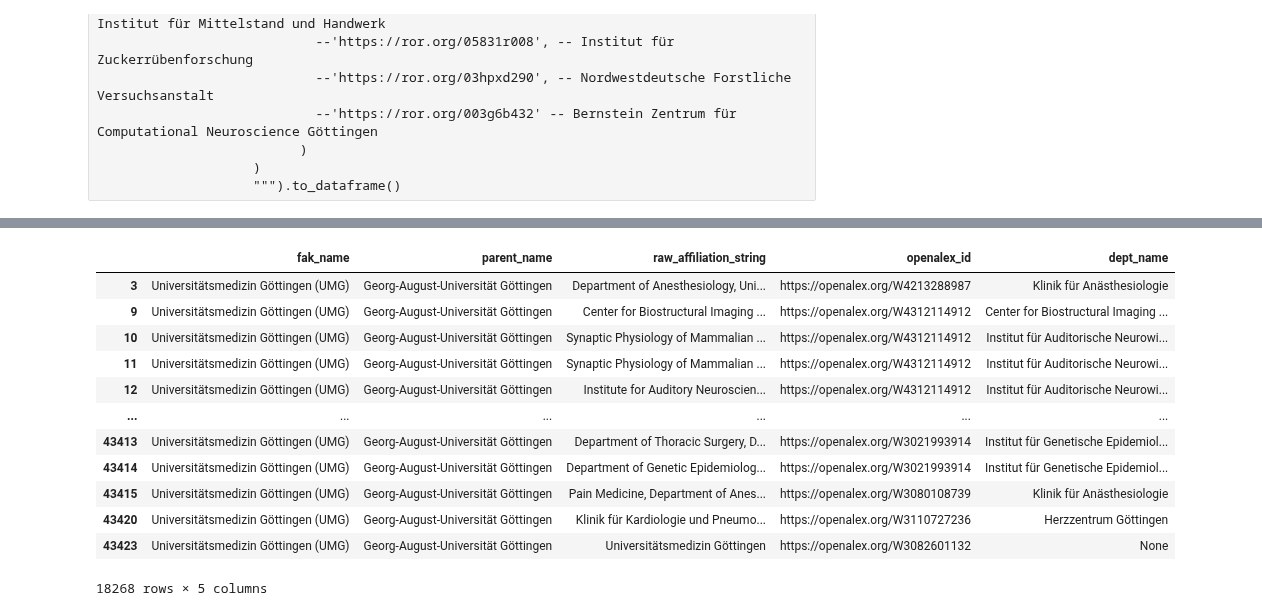
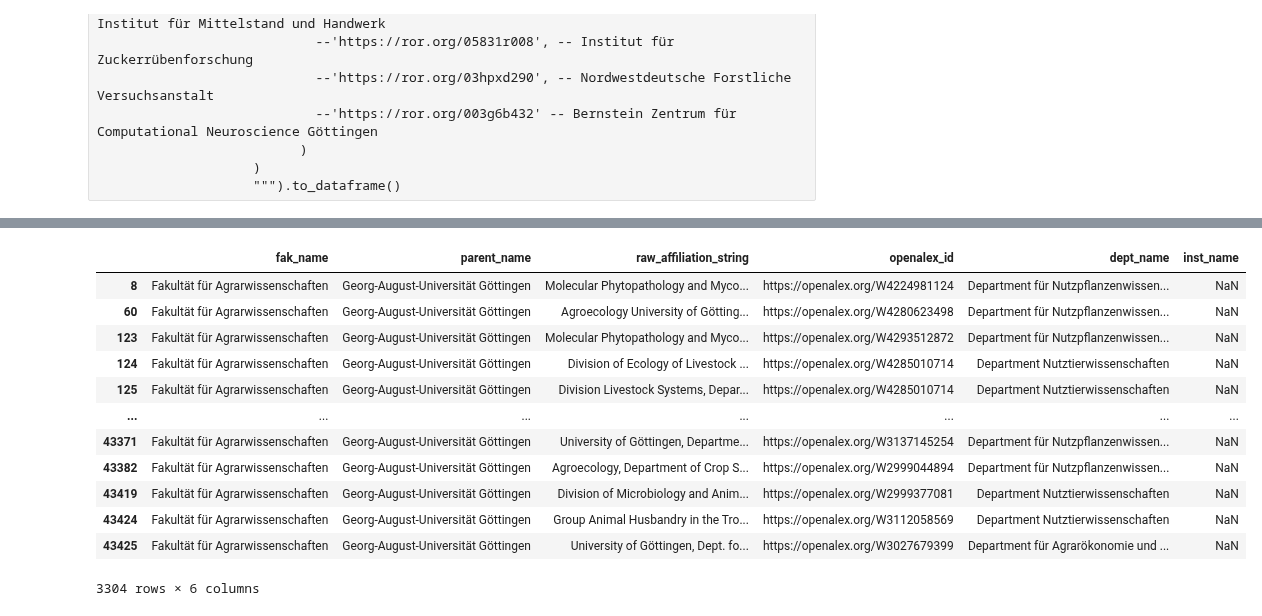
Before and after one commit to naustica/lower_saxony_institutions, a Jupyter notebook: notebooks/institution_mapping/GAU.ipynb, the cells around one changed output, grey strips where cells are left out. Cells and saved outputs as stored; diff of their text form; code cells hidden in the pictures.

```diff
--- a/notebooks/institution_mapping/GAU.ipynb
+++ b/notebooks/institution_mapping/GAU.ipynb
@@ -321,12 +328,17 @@ df_plot[df_plot.fak_name != 'Nicht zugeordnet'].openalex_id.sum() / df_plot.open
 MAPPING_DICT_DEPT = {
     'Fakultät für Agrarwissenschaften': {
         #'Außenstelle Vechta': [],
-        'Department für Agrarökonomie und Rurale Entwicklung': ['(agricultural|rural) economics', 'agricultural system', 'agrarökonomie', 'rural development'],
-        'Department für Nutzpflanzenwissenschaften': ['crop (science|plant)', 'agroecosystems', 'biogeochemi(e|stry)', 'agro(ecology|biodiversity)', 'entomology',
-                                                      'phytopathology', 'plant breeding', 'pathology', 'grassland', 'agronomy', '(plant|agricultural) products',
-                                                      'sensory and consumer', 'crop protection'
+        'Department für Agrarökonomie und Rurale Entwicklung': ['(agricultural|rural) economics', 'agrarökonomie', 'rural development', 'agricultural products',
+                                                                'social(-|‐|\s)ecological interactions'
+                                                               ],
+        'Department für Nutzpflanzenwissenschaften': ['crop (science|plant|production)', 'agroecosystems', 'biogeochemi(e|stry)', 'agro(ecology|biodiversity)', 'entomology',
+                                                      'phytopathology', 'plant breeding', 'pathology', 'grassland', 'agronomy', 'plant products',
+                                                      'sensory', 'crop protection', 'tropical plant', 'plant nutrition', 'nutzpflanzenwissenschaften',
+                                                      'soil hydrology'
                                                      ],
-        'Department Nutztierwissenschaften': ['animal (science|husbandry|medicine|hygiene)', 'veterinary medicine', 'nutztiere', 'tierärztliches',]
+        'Department Nutztierwissenschaften': ['animal (science|husbandry|medicine|hygiene|breeding)', 'veterinary medicine', 'nutztiere', 'tierärztliches',
+                                              'breeding informatics'
+                                             ]
         #'Institut für angewandte Pflanzenernährung (IAPN)': []
     },
     'Fakultät für Biologie und Psychologie': {
@@ -351,15 +363,19 @@ MAPPING_DICT_DEPT = {
         'Friedrich-Wöhler-Forschungsinstitut für Nachhaltige Chemie': ['w(ö|oe)hler(-|‐|\s)(research|(forschungs)?institut)']
     },
     'Fakultät für Forstwissenschaften und Waldökologie': {
+        'Juniorprofessur für Holztechnologie und Holzchemie': ['holzchemie', 'wood chemistry'],
+        'Professur für Räumliche Strukturen und Digitalisierung von Wäldern': ['räumliche strukturen', 'spatial structures'],
         'Abteilung Landschaftshydrologie': ['hydrolog(ie|y)'],
-        'Burckhardt-Institut': ['wood (biology|technology)', 'silviculture', '(nature|forest) conservation', 'remote sensing', 'conservation policy',
-                                'naturschutzpolitik'
+        'Burckhardt-Institut': ['wood (biology|technology)', 'silviculture', 'nature conservation', 'remote sensing', 'conservation policy',
+                                'naturschutzpolitik', 'nature forest conservation', 'forest work'
                                ],
-        'Büsgen-Institut': ['(soil|wildlife) (science|biology)', 'biogeograph(ie|y)', 'tree (breeding|physiology)',
-                            'spatial structure', 'forstgenetik', 'forest work',
-                            'bioclimatology', 'büsgen-institute', 'isotope research', 'radio(‐|-)?isotopes', 'ecosystem modelling',
+        'Büsgen-Institut': ['(soil|wildlife) (science|biology)', 'tree (breeding|physiology)',
+                            'forstgenetik', 'ecosystem modelling',
+                            'bioclimatology', 'büsgen-institute', 'radio(‐|-)?isotopes',
                             'biometrics', 'wood biotechnology',
                            ],
+        'Kompetenzzentrum Stabile Isotope': ['isotope research', 'stabile isotope'],
+        #'Stiftungsprofessur Forstliche Phytopathobiome': [],
     },
     'Fakultät für Geowissenschaften und Geographie': {
         'Geographisches Institut': ['(physical|human) geography', 'cartography', 'geographisches institut', 'institute of geography'],
@@ -536,9 +552,9 @@ MAPPING_DICT_DEPT = {
         'Department für Betriebswirtschaftslehre': ['information (management|system|security)', 'business (administration|education)', 'management and control',
                                                     'informationsmanagement', 'wirtschafts(prüfung|pädagogik)', 'application systems', 'corporate development',
                                                     'human resource', 'digital(e)? market', 'marketing', 'anwendungssysteme', 'informationssystems',
-                                                    'entrepreneurship', 'smart services', 'economics education', 'chair of finance'
+                                                    'entrepreneurship', 'smart services', 'economics education', 'chair of finance', 'logistics'
                                                    ],
-        'Department für VWL': ['sozialgeschichte', 'econometrics', 'statistics', 'department of economics', 'economic policy', 'logistics',
+        'Department für VWL': ['sozialgeschichte', 'econometrics', 'statistics', 'department of economics', 'economic policy',
                                'development economics', 'public economics', 'für statistik'
                               ],
         'Professur für Raumbezogene Datenanalyse und Statistische Lernverfahren': ['statistical']
@@ -559,7 +575,7 @@ def map_dept(address: str, faculty: str) -> Union[str, None]:
     else:
         return None
 # %%
-df_with_inst.loc[df_with_inst['fak_name'] == 'Universitätsmedizin Göttingen (UMG)', 'dept_name'] = \
-    df_with_inst.loc[df_with_inst['fak_name'] == 'Universitätsmedizin Göttingen (UMG)']['raw_affiliation_string'].apply(map_dept,
-                                                                                                    faculty='Universitätsmedizin Göttingen (UMG)')
+df_with_inst.loc[df_with_inst['fak_name'] == 'Fakultät für Agrarwissenschaften', 'dept_name'] = \
+    df_with_inst.loc[df_with_inst['fak_name'] == 'Fakultät für Agrarwissenschaften']['raw_affiliation_string'].apply(map_dept,
+                                                                                                    faculty='Fakultät für Agrarwissenschaften')
 # %%
@@ -601,16 +609,16 @@ df_with_inst[df_with_inst['fak_name'] == 'Universitätsmedizin Göttingen (UMG)'
 # %%
-df_with_inst[df_with_inst['fak_name'] == 'Universitätsmedizin Göttingen (UMG)']
+df_with_inst[df_with_inst['fak_name'] == 'Fakultät für Agrarwissenschaften']
 # %% [output]
-|  | fak_name | parent_name | raw_affiliation_string | openalex_id | dept_name |
-| 3 | Universitätsmedizin Göttingen (UMG) | Georg-August-Universität Göttingen | Department of Anesthesiology, Uni... | https://openalex.org/W4213288987 | Klinik für Anästhesiologie |
-| 9 | Universitätsmedizin Göttingen (UMG) | Georg-August-Universität Göttingen | Center for Biostructural Imaging ... | https://openalex.org/W4312114912 | Center for Biostructural Imaging ... |
-| 10 | Universitätsmedizin Göttingen (UMG) | Georg-August-Universität Göttingen | Synaptic Physiology of Mammalian ... | https://openalex.org/W4312114912 | Institut für Auditorische Neurowi... |
-| 11 | Universitätsmedizin Göttingen (UMG) | Georg-August-Universität Göttingen | Synaptic Physiology of Mammalian ... | https://openalex.org/W4312114912 | Institut für Auditorische Neurowi... |
-| 12 | Universitätsmedizin Göttingen (UMG) | Georg-August-Universität Göttingen | Institute for Auditory Neuroscien... | https://openalex.org/W4312114912 | Institut für Auditorische Neurowi... |
-| ... | ... | ... | ... | ... | ... |
-| 43413 | Universitätsmedizin Göttingen (UMG) | Georg-August-Universität Göttingen | Department of Thoracic Surgery, D... | https://openalex.org/W3021993914 | Institut für Genetische Epidemiol... |
-| 43414 | Universitätsmedizin Göttingen (UMG) | Georg-August-Universität Göttingen | Department of Genetic Epidemiolog... | https://openalex.org/W3021993914 | Institut für Genetische Epidemiol... |
-| 43415 | Universitätsmedizin Göttingen (UMG) | Georg-August-Universität Göttingen | Pain Medicine, Department of Anes... | https://openalex.org/W3080108739 | Klinik für Anästhesiologie |
-| 43420 | Universitätsmedizin Göttingen (UMG) | Georg-August-Universität Göttingen | Klinik für Kardiologie und Pneumo... | https://openalex.org/W3110727236 | Herzzentrum Göttingen |
-| 43423 | Universitätsmedizin Göttingen (UMG) | Georg-August-Universität Göttingen | Universitätsmedizin Göttingen | https://openalex.org/W3082601132 | None |
+|  | fak_name | parent_name | raw_affiliation_string | openalex_id | dept_name | inst_name |
+| 8 | Fakultät für Agrarwissenschaften | Georg-August-Universität Göttingen | Molecular Phytopathology and Myco... | https://openalex.org/W4224981124 | Department für Nutzpflanzenwissen... | NaN |
+| 60 | Fakultät für Agrarwissenschaften | Georg-August-Universität Göttingen | Agroecology University of Götting... | https://openalex.org/W4280623498 | Department für Nutzpflanzenwissen... | NaN |
+| 123 | Fakultät für Agrarwissenschaften | Georg-August-Universität Göttingen | Molecular Phytopathology and Myco... | https://openalex.org/W4293512872 | Department für Nutzpflanzenwissen... | NaN |
+| 124 | Fakultät für Agrarwissenschaften | Georg-August-Universität Göttingen | Division of Ecology of Livestock ... | https://openalex.org/W4285010714 | Department Nutztierwissenschaften | NaN |
+| 125 | Fakultät für Agrarwissenschaften | Georg-August-Universität Göttingen | Division Livestock Systems, Depar... | https://openalex.org/W4285010714 | Department Nutztierwissenschaften | NaN |
+| ... | ... | ... | ... | ... | ... | ... |
+| 43371 | Fakultät für Agrarwissenschaften | Georg-August-Universität Göttingen | University of Göttingen, Departme... | https://openalex.org/W3137145254 | Department für Nutzpflanzenwissen... | NaN |
+| 43382 | Fakultät für Agrarwissenschaften | Georg-August-Universität Göttingen | Agroecology, Department of Crop S... | https://openalex.org/W2999044894 | Department für Nutzpflanzenwissen... | NaN |
+| 43419 | Fakultät für Agrarwissenschaften | Georg-August-Universität Göttingen | Division of Microbiology and Anim... | https://openalex.org/W2999377081 | Department Nutztierwissenschaften | NaN |
+| 43424 | Fakultät für Agrarwissenschaften | Georg-August-Universität Göttingen | Group Animal Husbandry in the Tro... | https://openalex.org/W3112058569 | Department Nutztierwissenschaften | NaN |
+| 43425 | Fakultät für Agrarwissenschaften | Georg-August-Universität Göttingen | University of Göttingen, Dept. fo... | https://openalex.org/W3027679399 | Department für Agrarökonomie und ... | NaN |
-18268 rows × 5 columns
+3304 rows × 6 columns
```
Also changed, not shown: parts of 17 cells of this notebook, 44 other files.
